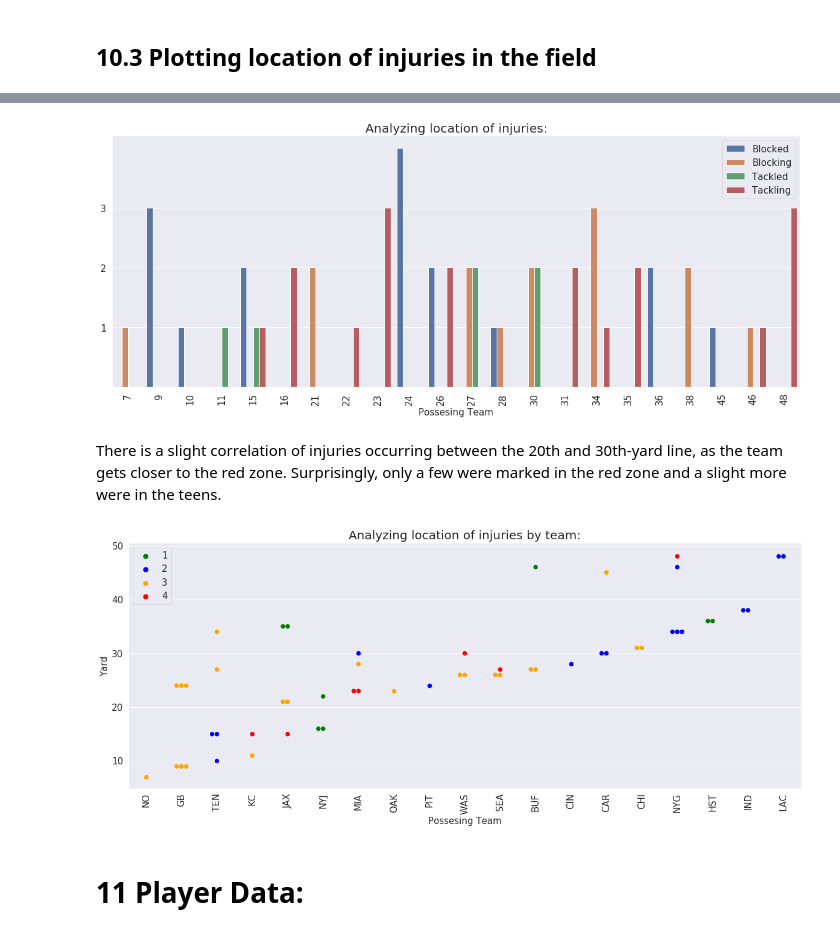
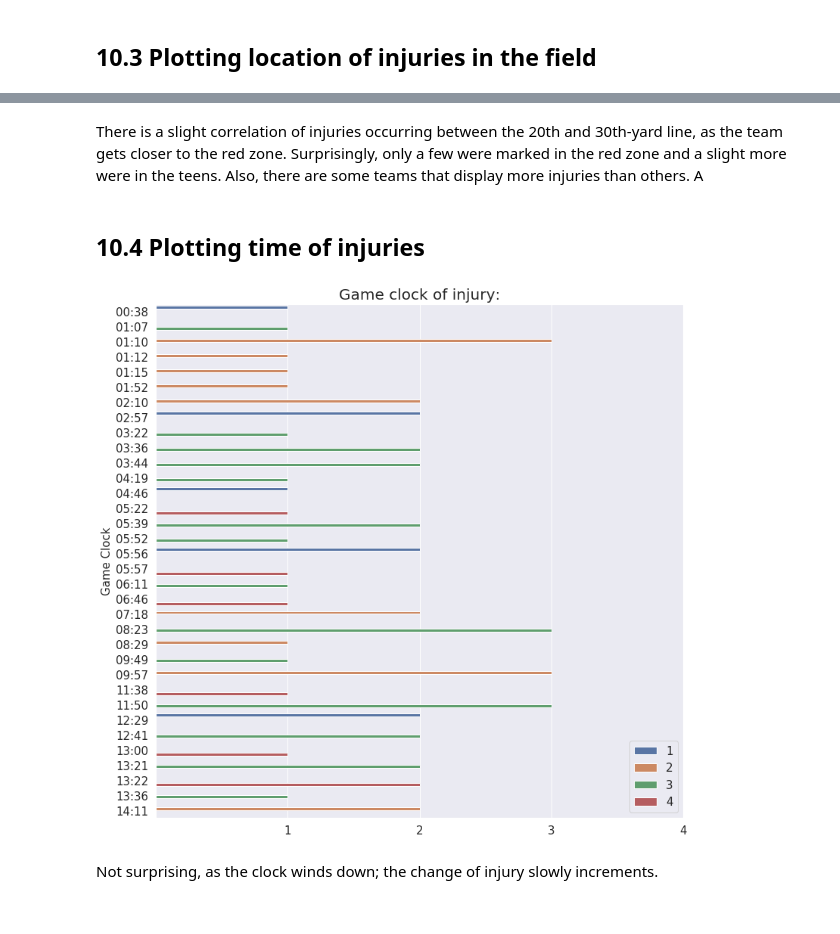
Before and after one commit to CJL89/NFL-Punt-Analysis, a Jupyter notebook: NFL_Punt_Analysis.ipynb, the cells around one changed output, grey strips where cells are left out. Cells and saved outputs as stored; diff of their text form; code cells hidden in the pictures.

Commit message:
Updating plots

```diff
--- a/NFL_Punt_Analysis.ipynb
+++ b/NFL_Punt_Analysis.ipynb
@@ -806,32 +862,22 @@ player_data.sort_values(by=['Yard'], inplace=True)
+# %% [markdown]
+There is a slight correlation of injuries occurring between the 20th and 30th-yard line, as the team gets closer to the red zone. Surprisingly, only a few were marked in the red zone and a slight more were in the teens. Also, there are some teams that display more injuries than others. A
+# %% [markdown]
+## <a id='player_data_plotting_time'><b>10.4 Plotting time of injuries</b></a>
+# %%
+player_data.sort_values(by='Game_Clock', inplace=True)
 # %%
-plt.figure(figsize=(20, 7.5))
+plt.figure(figsize=(12.5, 12.5))
 
-_ = sns.countplot(player_data['Yard'], hue=player_data['Player_Activity_Derived'])
-plt.title('Analyzing location of injuries:', fontsize=20)
-plt.xticks(rotation=90, fontsize=15)
-plt.yticks([1, 2, 3], fontsize=15)
-plt.xlabel('Possesing Team', fontsize=15)
-plt.ylabel('')
-plt.legend(fontsize=15, loc=1)
+_ = sns.countplot(y=player_data['Game_Clock'], hue=player_data['Quarter'])
+plt.title('Game clock of injury:', fontsize=20)
+plt.xticks([1, 2, 3, 4], fontsize=15)
+plt.yticks(fontsize=15)
+plt.xlabel('', fontsize=15)
+plt.ylabel('Game Clock', fontsize=15)
+plt.legend(fontsize=15)
 
 plt.show()
 # %% [output]
-[figure, old version]
+[figure, new version]
-# %% [markdown]
-There is a slight correlation of injuries occurring between the 20th and 30th-yard line, as the team gets closer to the red zone. Surprisingly, only a few were marked in the red zone and a slight more were in the teens.
-# %%
-plt.figure(figsize=(20, 7.5))
-
-_ = sns.swarmplot(x='Poss_Team', y='Yard', data=player_data, hue='Quarter', s=7.5, palette=['Green', 'Blue', 'Orange', 'Red'])
-plt.title('Analyzing location of injuries by team:', fontsize=20)
-plt.xticks(rotation=90, fontsize=15)
-plt.yticks(fontsize=15)
-plt.xlabel('Possesing Team', fontsize=15)
-plt.ylabel('Yard', fontsize=15)
-plt.legend(fontsize=15)
-
-plt.show()
-# %% [output]
-[figure, removed]
-# %% [markdown]
-# <a id='player_data'><b>11 Player Data:</b></a>
+# %% [markdown]
+Not surprising, as the clock winds down; the change of injury slowly increments.
```
Also changed, not shown: parts of 4 cells of this notebook.
